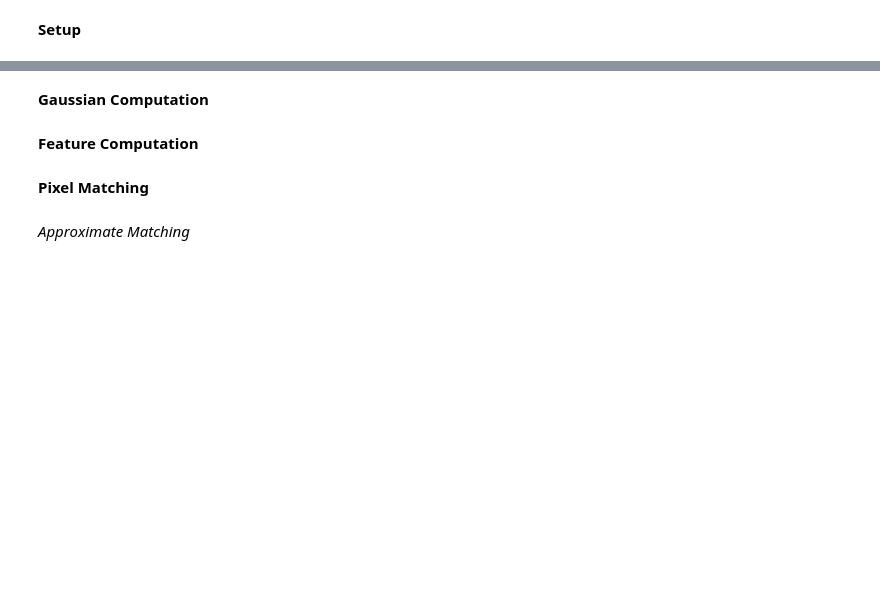
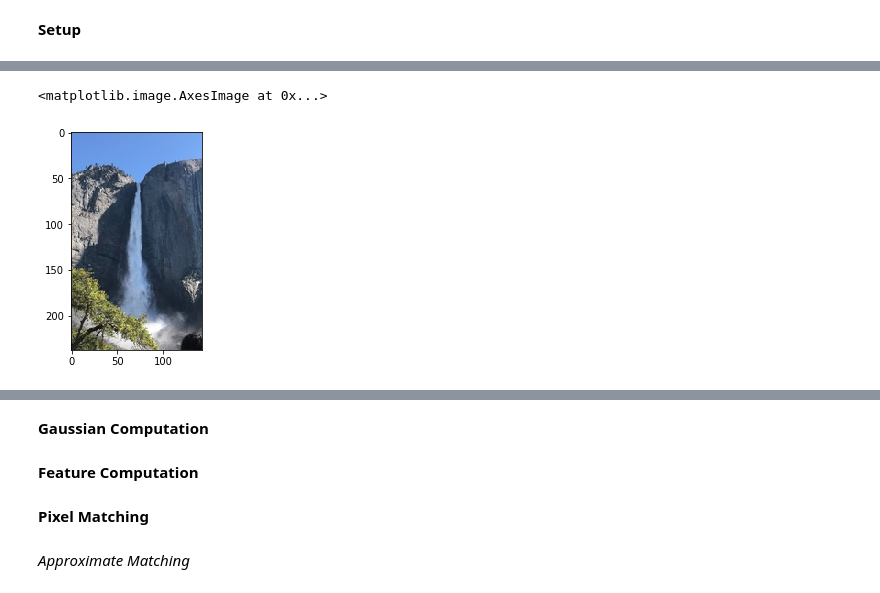
Before and after one commit to gupta1000/image-analogies, a Jupyter notebook: img_analogies.ipynb, the cells around one changed output, grey strips where cells are left out. Saved outputs shown, nothing was run; the diff lists cells and outputs as text; code cells hidden in the pictures; blank space fills up the shorter version.

```diff
--- a/img_analogies.ipynb
+++ b/img_analogies.ipynb
@@ -26,6 +18,13 @@ B_fname = "hoiem.png"
+# %%
+A_fname = "./images/waterfall.jpeg"
+Ap_fname = "./images/waterfall_bright.jpeg"
+B_fname = "./images/joker.jpeg"
 # %%
 A = cv2.imread(A_fname, cv2.IMREAD_UNCHANGED)
-A = cv2.cvtColor(A, cv2.COLOR_GRAY2RGB)
-cv2_imshow(A)
+A = cv2.cvtColor(A, cv2.COLOR_BGR2RGB)
+plt.imshow(A)
+# %% [output]
+<matplotlib.image.AxesImage at 0x...>
+[figure, added]
 # %%
 A_p = cv2.imread(Ap_fname, cv2.IMREAD_UNCHANGED)
```
Also changed, not shown: parts of 27 cells of this notebook, 34 other files.
